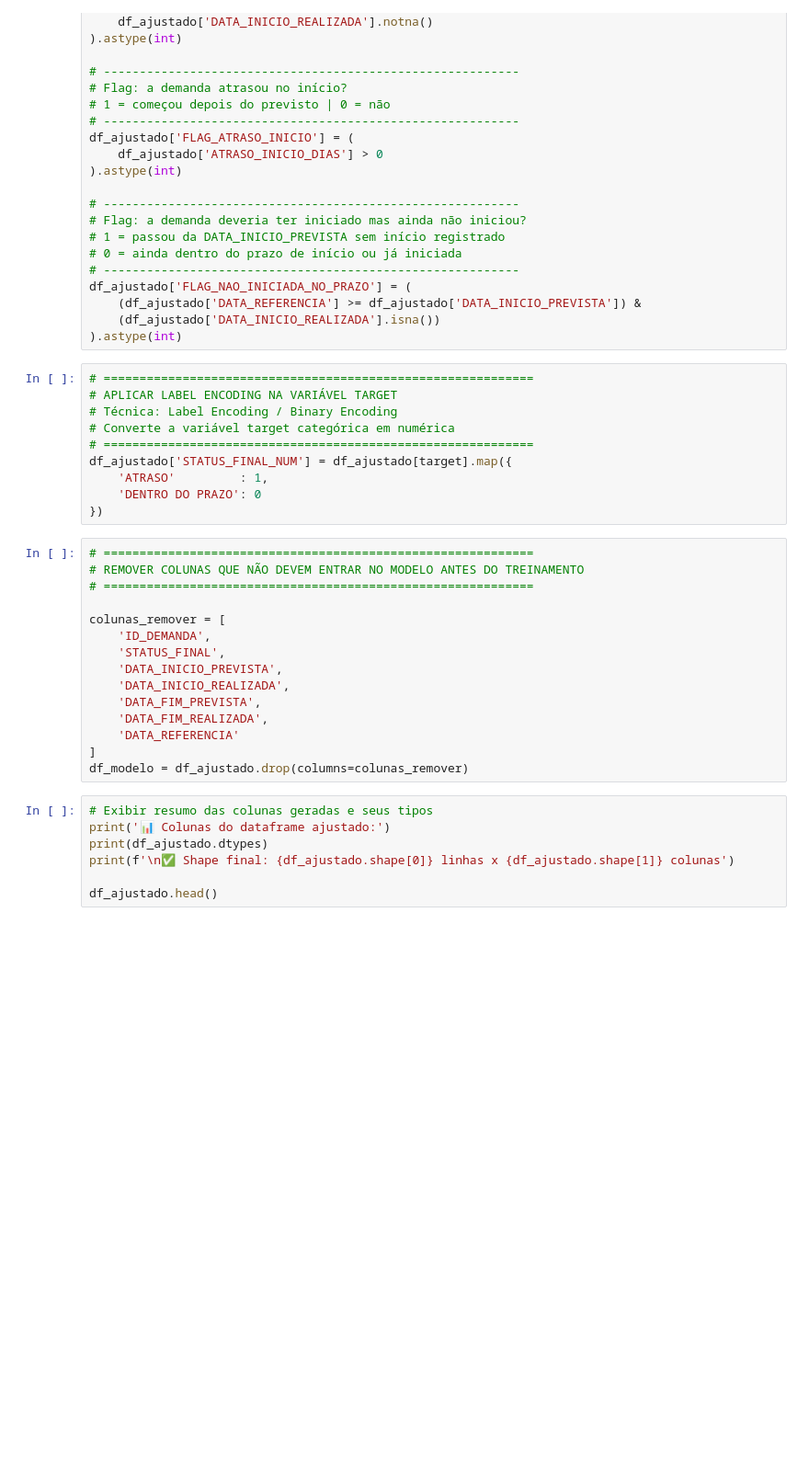
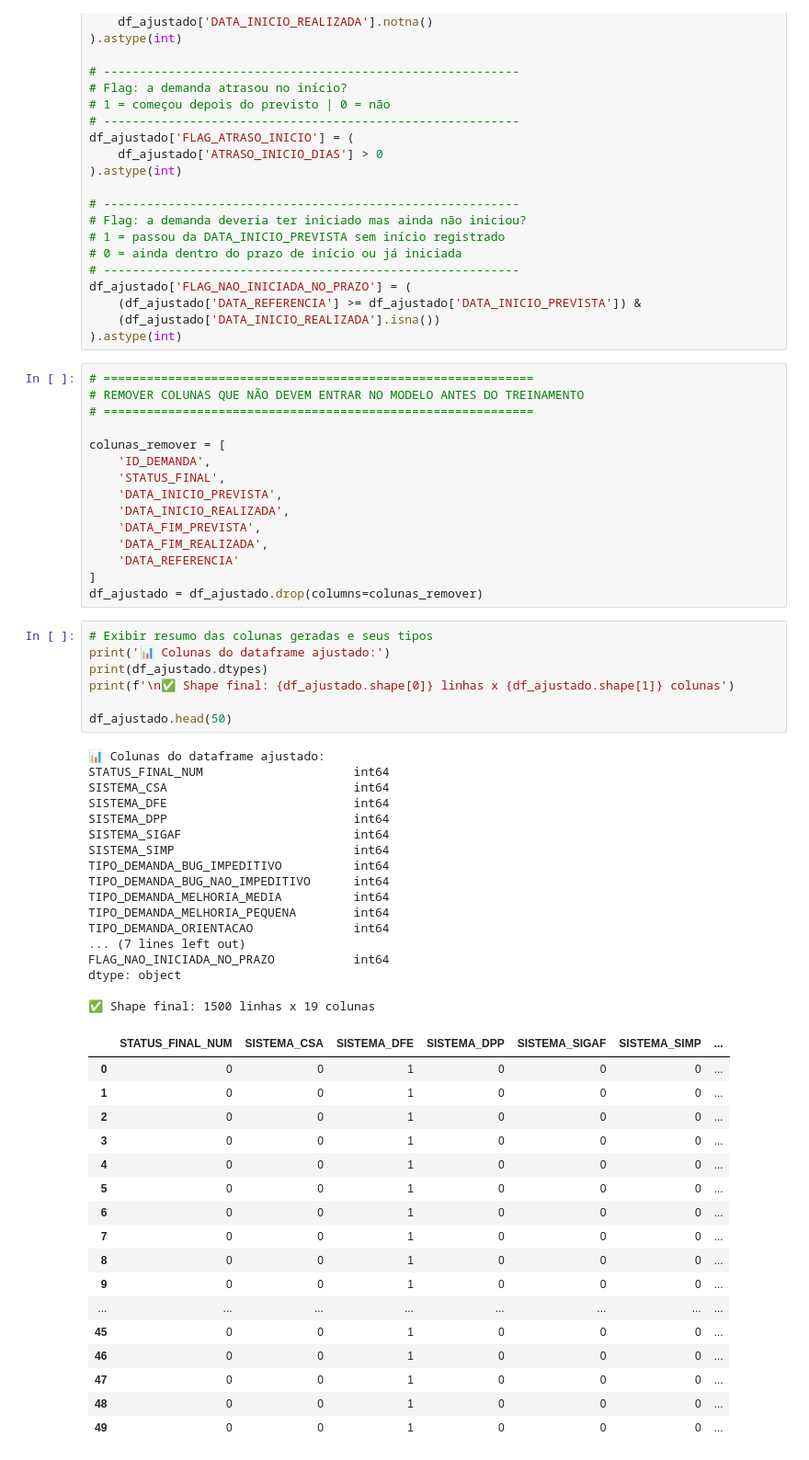
Before and after one commit to gilbertoag2007/machine-learning-demandas-ti, a Jupyter notebook: ML-Demandas-TI.ipynb, the cells around one changed output. Shown at 92% size. Saved outputs shown, nothing was run; the diff lists cells and outputs as text; blank space fills up the shorter version.

Commit message:
Correção de valores na coluna target gerada pelo modelo.

```diff
--- a/ML-Demandas-TI.ipynb
+++ b/ML-Demandas-TI.ipynb
@@ -179,16 +185,6 @@ df_ajustado['FLAG_NAO_INICIADA_NO_PRAZO'] = (
     (df_ajustado['DATA_REFERENCIA'] >= df_ajustado['DATA_INICIO_PREVISTA']) &
     (df_ajustado['DATA_INICIO_REALIZADA'].isna())
 ).astype(int)
-# %%
-# ============================================================
-# APLICAR LABEL ENCODING NA VARIÁVEL TARGET
-# Técnica: Label Encoding / Binary Encoding
-# Converte a variável target categórica em numérica
-# ============================================================
-df_ajustado['STATUS_FINAL_NUM'] = df_ajustado[target].map({
-    'ATRASO'         : 1,
-    'DENTRO DO PRAZO': 0
-})
 # %%
 # ============================================================
 # REMOVER COLUNAS QUE NÃO DEVEM ENTRAR NO MODELO ANTES DO TREINAMENTO
@@ -203,11 +199,46 @@ colunas_remover = [
     'DATA_FIM_REALIZADA',
     'DATA_REFERENCIA'
 ]
-df_modelo = df_ajustado.drop(columns=colunas_remover)
+df_ajustado = df_ajustado.drop(columns=colunas_remover)
 # %%
 # Exibir resumo das colunas geradas e seus tipos
 print('📊 Colunas do dataframe ajustado:')
 print(df_ajustado.dtypes)
 print(f'\n✅ Shape final: {df_ajustado.shape[0]} linhas x {df_ajustado.shape[1]} colunas')
 
-df_ajustado.head()
+df_ajustado.head(50)
+# %% [output]
+📊 Colunas do dataframe ajustado:
+STATUS_FINAL_NUM                     int64
+SISTEMA_CSA                          int64
+SISTEMA_DFE                          int64
+SISTEMA_DPP                          int64
+SISTEMA_SIGAF                        int64
+SISTEMA_SIMP                         int64
+TIPO_DEMANDA_BUG_IMPEDITIVO          int64
+TIPO_DEMANDA_BUG_NAO_IMPEDITIVO      int64
+TIPO_DEMANDA_MELHORIA_MEDIA          int64
+TIPO_DEMANDA_MELHORIA_PEQUENA        int64
+TIPO_DEMANDA_ORIENTACAO              int64
+... (7 lines left out)
+FLAG_NAO_INICIADA_NO_PRAZO           int64
+dtype: object
+
+✅ Shape final: 1500 linhas x 19 colunas
+|  | STATUS_FINAL_NUM | SISTEMA_CSA | SISTEMA_DFE | SISTEMA_DPP | SISTEMA_SIGAF | SISTEMA_SIMP | ... |
+| 0 | 0 | 0 | 1 | 0 | 0 | 0 | ... |
+| 1 | 0 | 0 | 1 | 0 | 0 | 0 | ... |
+| 2 | 0 | 0 | 1 | 0 | 0 | 0 | ... |
+| 3 | 0 | 0 | 1 | 0 | 0 | 0 | ... |
+| 4 | 0 | 0 | 1 | 0 | 0 | 0 | ... |
+| 5 | 0 | 0 | 1 | 0 | 0 | 0 | ... |
+| 6 | 0 | 0 | 1 | 0 | 0 | 0 | ... |
+| 7 | 0 | 0 | 1 | 0 | 0 | 0 | ... |
+| 8 | 0 | 0 | 1 | 0 | 0 | 0 | ... |
+| 9 | 0 | 0 | 1 | 0 | 0 | 0 | ... |
+| ... | ... | ... | ... | ... | ... | ... | ... |
+| 45 | 0 | 0 | 1 | 0 | 0 | 0 | ... |
+| 46 | 0 | 0 | 1 | 0 | 0 | 0 | ... |
+| 47 | 0 | 0 | 1 | 0 | 0 | 0 | ... |
+| 48 | 0 | 0 | 1 | 0 | 0 | 0 | ... |
+| 49 | 0 | 0 | 1 | 0 | 0 | 0 | ... |
```
Also changed, not shown: parts of 1 cell of this notebook.
